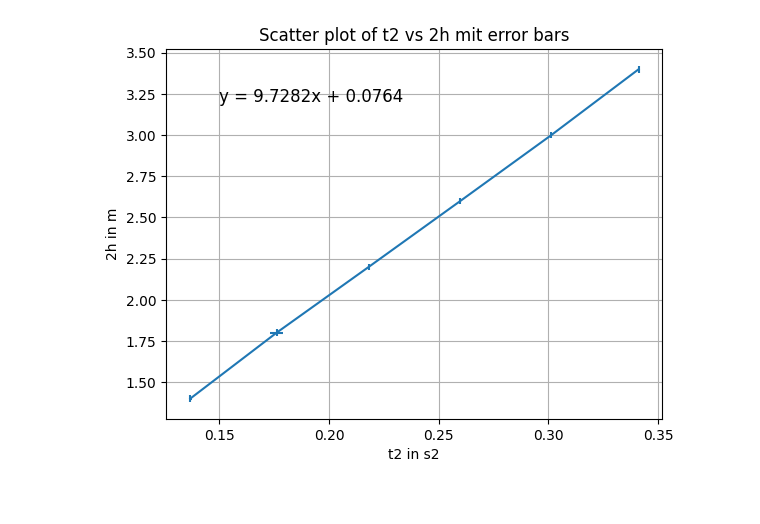
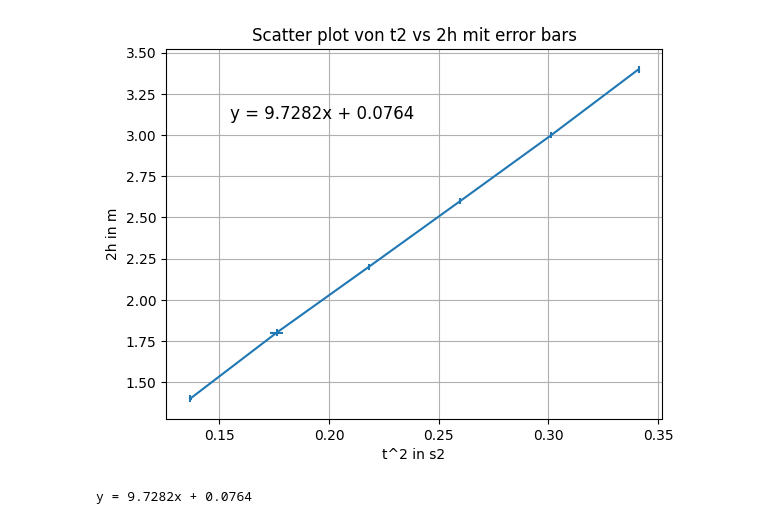
Before and after one commit to Darth-Hidious/rando6969, a Jupyter notebook: GraphV6A.ipynb, the cells around one changed output. Cells and saved outputs as stored; diff of their text form; code cells hidden in the pictures.

```diff
--- a/GraphV6A.ipynb
+++ b/GraphV6A.ipynb
@@ -3,22 +3,24 @@
 # %%
 import matplotlib.pyplot as plt
 import numpy as np
 
 t2 = [0.13675204, 0.17608514, 0.21811235, 0.25981958, 0.30126377, 0.3411]
 h2 = [1.4, 1.8, 2.2, 2.6, 3, 3.4]
 
 x_error = [0.00075545, 0.00283917, 0.00057167, 0.00053743, 0.00031926, 0.00035683]
 y_error=[0.02]*6
 
 m, b = np.polyfit(t2, h2, 1)
 equation = f'y = {m:.4f}x + {b:.4f}'
 
-plt.text(0.15, 3.2, equation, fontsize=12)
+plt.text(0.155, 3.1, equation, fontsize=12)
 plt.grid(True)
 plt.errorbar(t2,h2,yerr=y_error, xerr=x_error,fmt="-")
-plt.xlabel('t2 in s2')
+plt.xlabel('t^2 in s2')
 plt.ylabel('2h in m')
-plt.title('Scatter plot of t2 vs 2h mit error bars')
+plt.title('Scatter plot von t2 vs 2h mit error bars')
 plt.show()
+print(equation)
 # %% [output]
-[figure, old version]
+[figure, new version]
+y = 9.7282x + 0.0764
```
